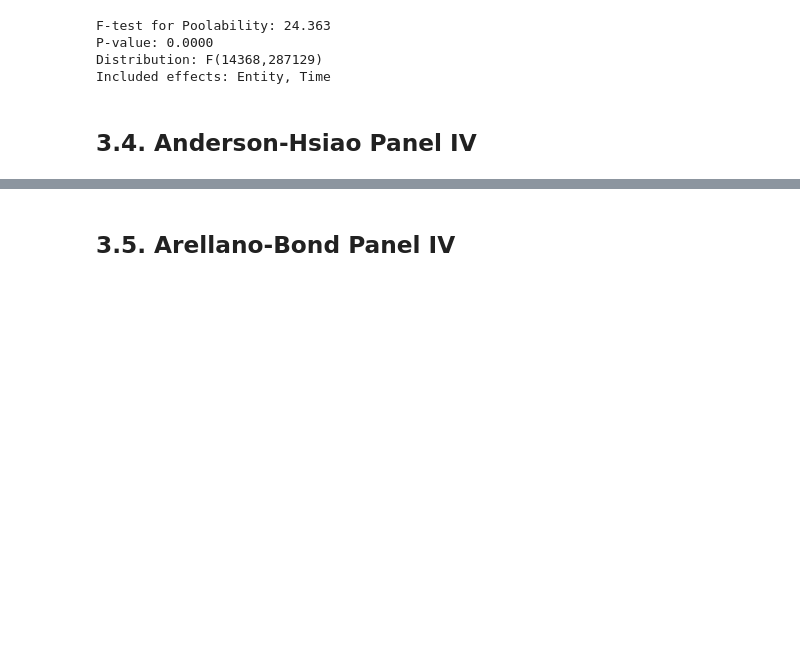
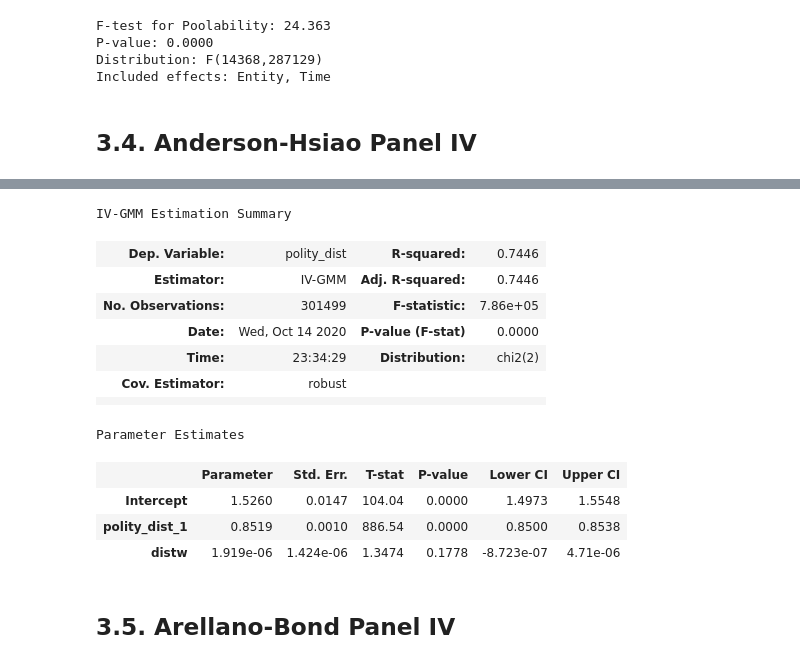
Before and after one commit to topher-lo/PyEC333, a Jupyter notebook: 4_iv_and_panel_iv.ipynb, the cells around one changed output, grey strips where cells are left out. Saved outputs shown, nothing was run; the diff lists cells and outputs as text; code cells hidden in the pictures; blank space fills up the shorter version.

Commit message:
First stage diag for polity trade flows
Former-commit-id: 905ea51b2584853f3ff9ef9514bb734a62dc0d68

```diff
--- a/4_iv_and_panel_iv.ipynb
+++ b/4_iv_and_panel_iv.ipynb
@@ -629,6 +629,27 @@ Instruments: polity_dist_1
 GMM Covariance
 Debiased: False
 Robust (Heteroskedastic)
+# %%
+# First Stage Diagnostics
+
+formula_ah_first = 'polity_dist ~ polity_dist_1 + distw'
+mod_ah_first = IVGMM.from_formula(formula_ah_first, data=polity_data)
+res_ah_first = mod_ah_first.fit()
+res_ah_first.summary
+# %% [output]
+IV-GMM Estimation Summary
+| Dep. Variable: | polity_dist | R-squared: | 0.7446 |
+| Estimator: | IV-GMM | Adj. R-squared: | 0.7446 |
+| No. Observations: | 301499 | F-statistic: | 7.86e+05 |
+| Date: | Wed, Oct 14 2020 | P-value (F-stat) | 0.0000 |
+| Time: | 23:34:29 | Distribution: | chi2(2) |
+| Cov. Estimator: | robust |  |  |
+|  |  |  |  |
+Parameter Estimates
+|  | Parameter | Std. Err. | T-stat | P-value | Lower CI | Upper CI |
+| Intercept | 1.5260 | 0.0147 | 104.04 | 0.0000 | 1.4973 | 1.5548 |
+| polity_dist_1 | 0.8519 | 0.0010 | 886.54 | 0.0000 | 0.8500 | 0.8538 |
+| distw | 1.919e-06 | 1.424e-06 | 1.3474 | 0.1778 | -8.723e-07 | 4.71e-06 |
 # %% [markdown]
 ## 3.5. Arellano-Bond Panel IV
 # %%
```
Also changed, not shown: parts of 11 cells of this notebook.
